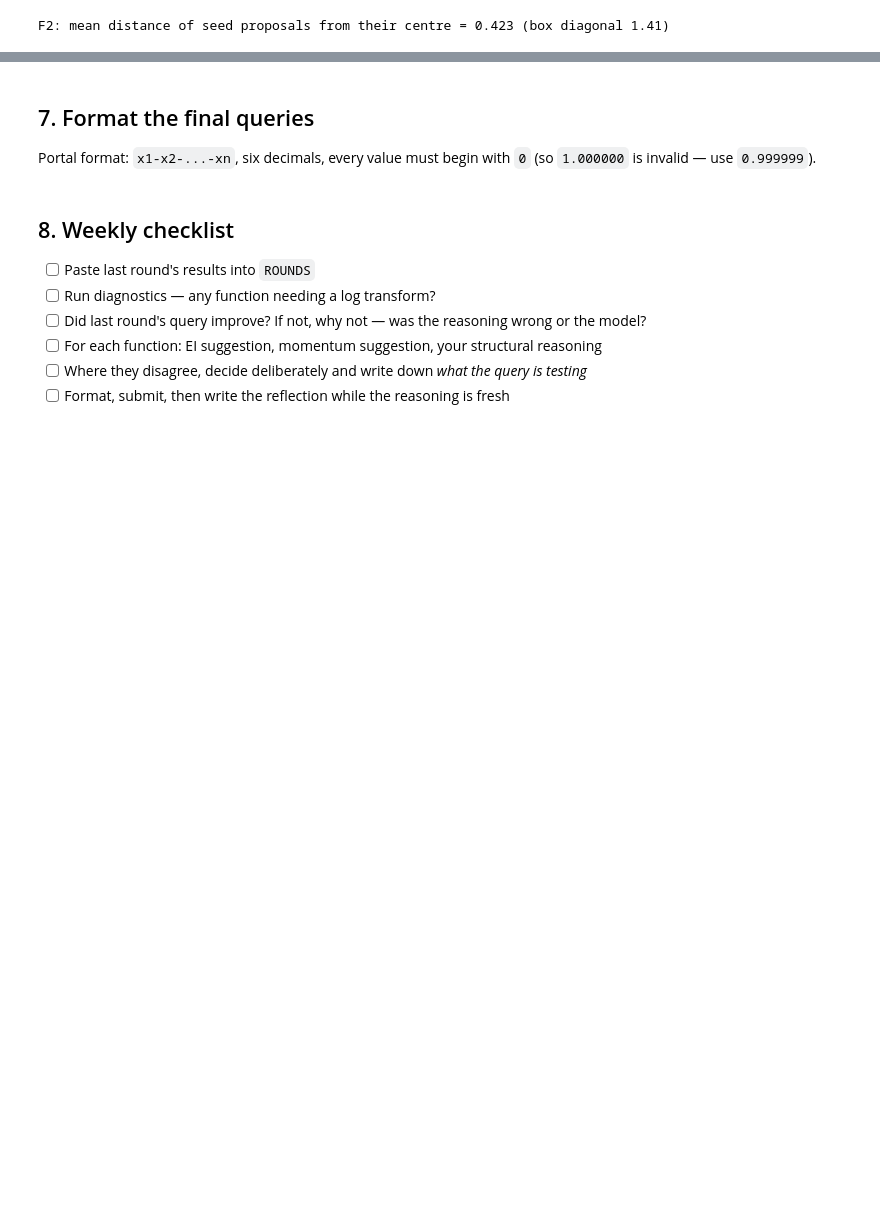
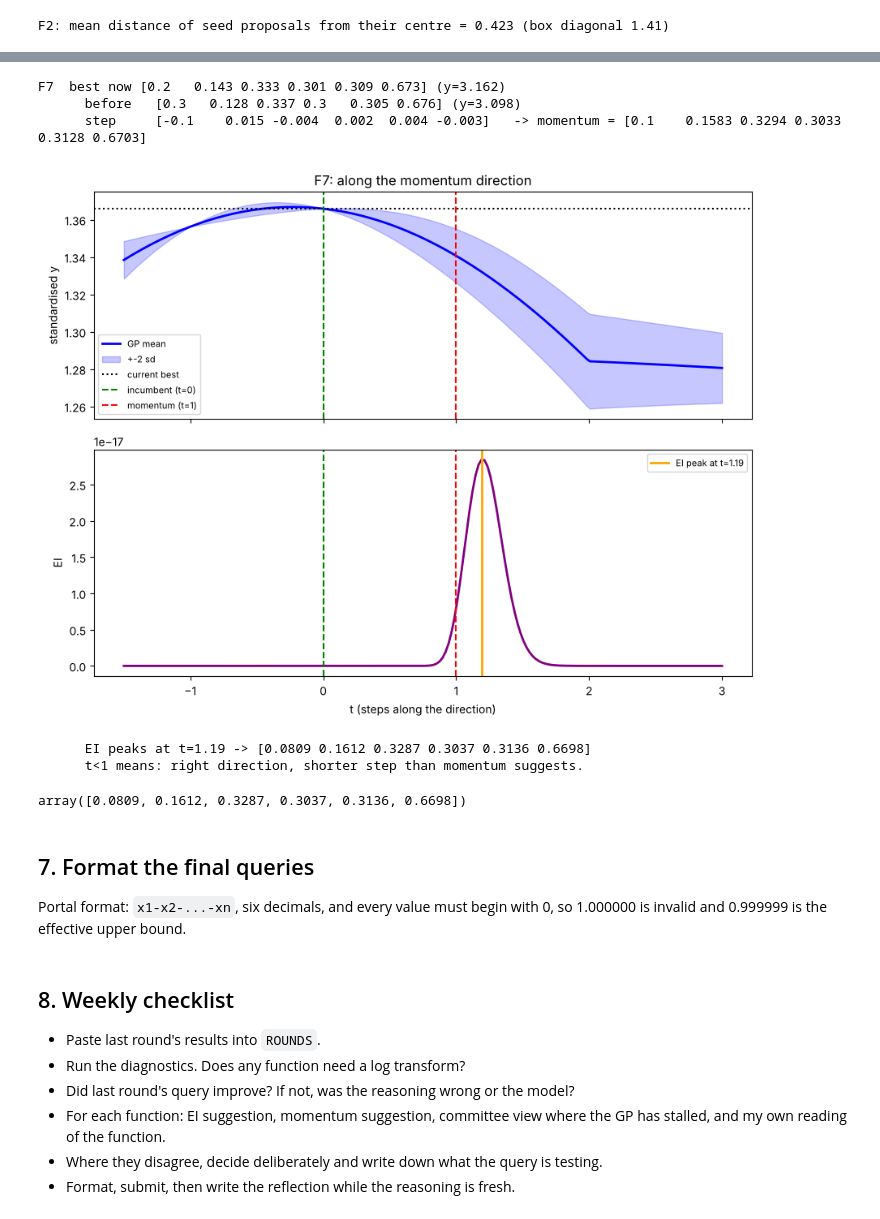
Before and after one commit to vugarnv/Capstone, a Jupyter notebook: stage2/bbo_weekly_analysis.ipynb, the cells around one changed output, grey strips where cells are left out. Cells and saved outputs as stored; diff of their text form; code cells hidden in the pictures; blank space fills up the shorter version.

```diff
--- a/stage2/bbo_weekly_analysis.ipynb
+++ b/stage2/bbo_weekly_analysis.ipynb
@@ -315,9 +315,12 @@ and pass a `transform` where outputs are skewed.
 # %%
 def gp_ei(fn, xi=0.01, noisy=False, transform=None, seed=0, restarts=30):
+    """Fit a GP (Matern 2.5) to one function and return the input that maximises expected improvement.
+    transform: applied to y before fitting (log for the skewed functions). noisy: add a fitted noise term.
+    restarts: number of random starts for the acquisition optimiser."""
     X, y = load(fn)
     yt = transform(y) if transform else y
     d = X.shape[1]
-    yn = (yt - yt.mean()) / (yt.std() + 1e-12)
+    yn = (yt - yt.mean()) / (yt.std() + 1e-12)      # standardise so the kernel amplitude starts near 1
     kern = ConstantKernel(1.0) * Matern(length_scale=[0.2]*d, nu=2.5)
     if noisy:
         kern = kern + WhiteKernel(0.05, (1e-4, 1.0))
@@ -326,12 +329,14 @@ def gp_ei(fn, xi=0.01, noisy=False, transform=None, seed=0, restarts=30):
     ybest = yn.max()
 
     def neg_ei(x):
+        # negative expected improvement, so that minimize() maximises EI
         mu, sd = gp.predict(np.clip(x,0,1).reshape(1,-1), return_std=True)
         sd = max(sd[0], 1e-9)
         imp = mu[0] - ybest - xi
         z = imp / sd
         return -(imp*norm.cdf(z) + sd*norm.pdf(z))
 
+    # multi-start local optimisation of EI; the best start wins
     rng = np.random.default_rng(seed)
     best, bv = None, np.inf
     for x0 in rng.random((restarts, d)):
@@ -345,6 +350,7 @@ def gp_ei(fn, xi=0.01, noisy=False, transform=None, seed=0, restarts=30):
     return q
 
 # Per-function configuration as it stood at round 13: log transform on 1, 5 and 7 (skewed, positive), noise term on 2.
+# Function 1 is floored at 1e-300 before the log so that its one negative starting value does not break the transform.
 SPEC = {1:dict(xi=0.01, transform=lambda v: np.log(np.maximum(v, 1e-300))), 2:dict(xi=0.02, noisy=True), 3:dict(xi=0.01), 4:dict(xi=0.03),
         5:dict(xi=0.01, transform=np.log), 6:dict(xi=0.01),
         7:dict(xi=0.03, transform=np.log), 8:dict(xi=0.01)}
@@ -483,12 +525,13 @@ reasoning about the function's structure should decide.
 # %%
 def momentum(fn):
+    """Repeat the step between the two best points. Returns None if the last query was not the new best."""
     X, y = load(fn)
     o = np.argsort(y)[::-1]
     if len(ROUNDS) == 0:
         return None
     last = np.array(ROUNDS[-1]['x'][fn])
     if not np.allclose(X[o[0]], last):
-        print(f"F{fn}: last query did NOT improve — no momentum; incumbent {np.round(X[o[0]],3)}")
+        print(f"F{fn}: last query did not improve, so no momentum; incumbent {np.round(X[o[0]],3)}")
         return None
     step = X[o[0]] - X[o[1]]
     cand = np.clip(X[o[0]] + step, 0, 0.999999)
@@ -525,7 +581,60 @@ F8: momentum -> [0.0843 0.1959 0.14   0.1137 0.95   0.5046 0.2286 0.629 ]  (repe
+# %%
+def explain_direction(fn, xi=0.03, transform=None, t_range=(-1.5, 3.0)):
+    """Plot GP mean/uncertainty and EI along the line through the last two best points."""
+    X, y = load(fn)
+    o = np.argsort(y)[::-1]
+    new_best, old_best = X[o[0]], X[o[1]]
+    step = new_best - old_best
+    print(f"F{fn}  best now {np.round(new_best,3)} (y={y[o[0]]:.4g})")
+    print(f"      before   {np.round(old_best,3)} (y={y[o[1]]:.4g})")
+    print(f"      step     {np.round(step,3)}   -> momentum = {np.round(np.clip(new_best+step,0,0.999999),4)}")
+
+    yt = transform(y) if transform else y
+    yn = (yt - yt.mean()) / yt.std()
+    gp = GaussianProcessRegressor(
+        ConstantKernel(1.0)*Matern(length_scale=[0.2]*X.shape[1], nu=2.5),
+        n_restarts_optimizer=8, random_state=0).fit(X, yn)
+    ybest = yn.max()
+
+    ts = np.linspace(*t_range, 200)
+    pts = np.clip(new_best + ts[:,None]*step, 0, 1)
+    mu, sd = gp.predict(pts, return_std=True)
+    imp = mu - ybest - xi
+    z = imp / np.maximum(sd, 1e-9)
+    ei = imp*norm.cdf(z) + sd*norm.pdf(z)
+
+    fig, ax = plt.subplots(2, 1, figsize=(9,7), sharex=True)
+    ax[0].plot(ts, mu, 'b-', lw=2, label='GP mean')
+    ax[0].fill_between(ts, mu-2*sd, mu+2*sd, alpha=.22, color='b', label='+-2 sd')
+    ax[0].axhline(ybest, color='k', ls=':', label='current best')
+    ax[0].axvline(0, color='g', ls='--', label='incumbent (t=0)')
+    ax[0].axvline(1, color='r', ls='--', label='momentum (t=1)')
+    ax[0].set_ylabel('standardised y'); ax[0].legend(fontsize=8)
+    ax[0].set_title(f'F{fn}: along the momentum direction')
+    ax[1].plot(ts, ei, color='purple', lw=2)
+    ax[1].axvline(0, color='g', ls='--'); ax[1].axvline(1, color='r', ls='--')
+    tb = ts[ei.argmax()]
+    ax[1].axvline(tb, color='orange', lw=2, label=f'EI peak at t={tb:.2f}')
+    ax[1].set_xlabel('t (steps along the direction)'); ax[1].set_ylabel('EI'); ax[1].legend(fontsize=8)
+    plt.tight_layout(); plt.show()
+
+    cand = np.clip(new_best + tb*step, 0, 0.999999)
+    print(f"      EI peaks at t={tb:.2f} -> {np.round(cand,4)}")
+    print("      t<1 means: right direction, shorter step than momentum suggests.")
+    return cand
+
+explain_direction(7, xi=0.03, transform=np.log)
+# %% [output]
+F7  best now [0.2   0.143 0.333 0.301 0.309 0.673] (y=3.162)
+      before   [0.3   0.128 0.337 0.3   0.305 0.676] (y=3.098)
+      step     [-0.1    0.015 -0.004  0.002  0.004 -0.003]   -> momentum = [0.1    0.1583 0.3294 0.3033 0.3128 0.6703]
+[figure, added]
+      EI peaks at t=1.19 -> [0.0809 0.1612 0.3287 0.3037 0.3136 0.6698]
+      t<1 means: right direction, shorter step than momentum suggests.
+array([0.0809, 0.1612, 0.3287, 0.3037, 0.3136, 0.6698])
 # %% [markdown]
 ## 7. Format the final queries
 
-Portal format: `x1-x2-...-xn`, six decimals, every value must begin with `0`
-(so `1.000000` is invalid — use `0.999999`).
+Portal format: `x1-x2-...-xn`, six decimals, and every value must begin with 0, so 1.000000 is invalid and 0.999999 is the effective upper bound.
 # %%
 def fmt(q):
@@ -542,9 +652,9 @@ for fn in sorted(final):
 # %% [markdown]
 ## 8. Weekly checklist
 
-- [ ] Paste last round's results into `ROUNDS`
-- [ ] Run diagnostics — any function needing a log transform?
-- [ ] Did last round's query improve? If not, why not — was the reasoning wrong or the model?
-- [ ] For each function: EI suggestion, momentum suggestion, your structural reasoning
-- [ ] Where they disagree, decide deliberately and write down *what the query is testing*
-- [ ] Format, submit, then write the reflection while the reasoning is fresh
+- Paste last round's results into `ROUNDS`.
+- Run the diagnostics. Does any function need a log transform?
+- Did last round's query improve? If not, was the reasoning wrong or the model?
+- For each function: EI suggestion, momentum suggestion, committee view where the GP has stalled, and my own reading of the function.
+- Where they disagree, decide deliberately and write down what the query is testing.
+- Format, submit, then write the reflection while the reasoning is fresh.
```
Also changed, not shown: parts of 25 cells of this notebook, 5 other files.
